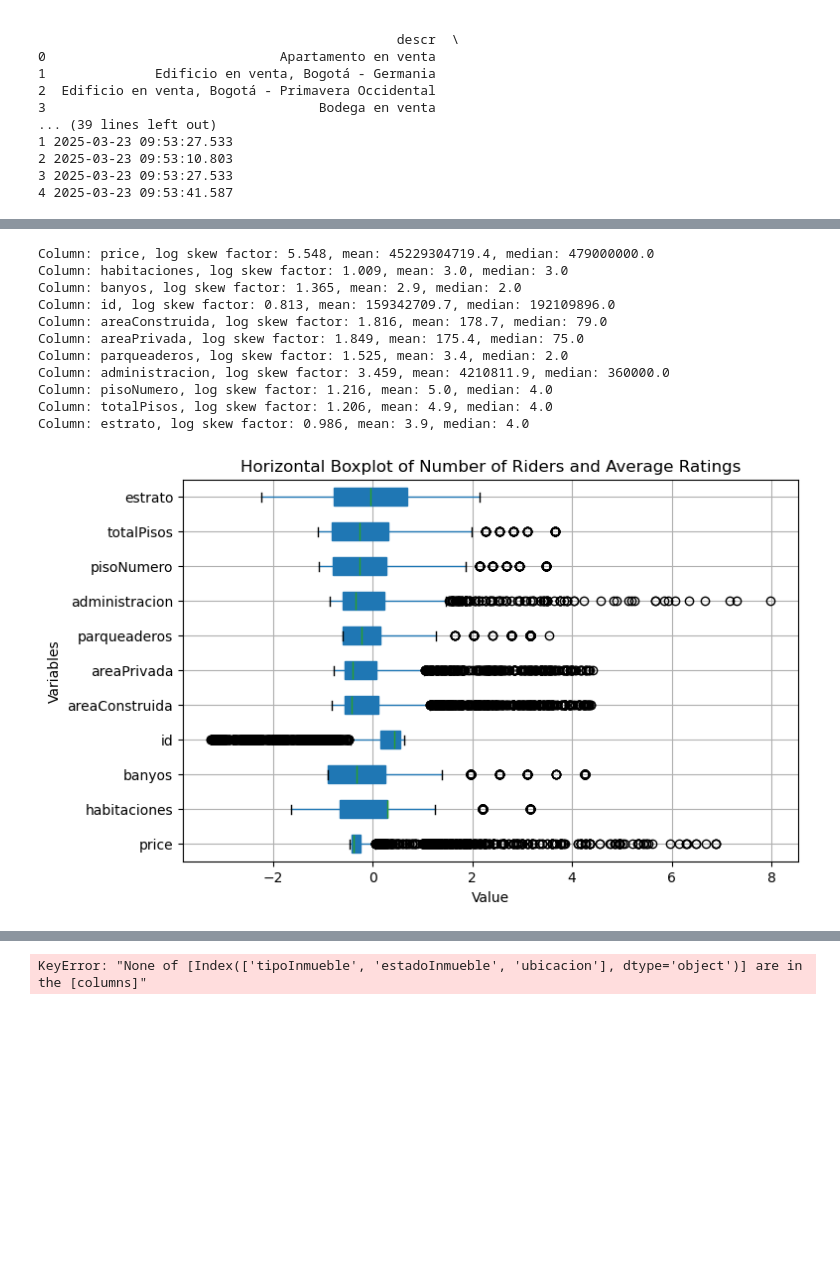
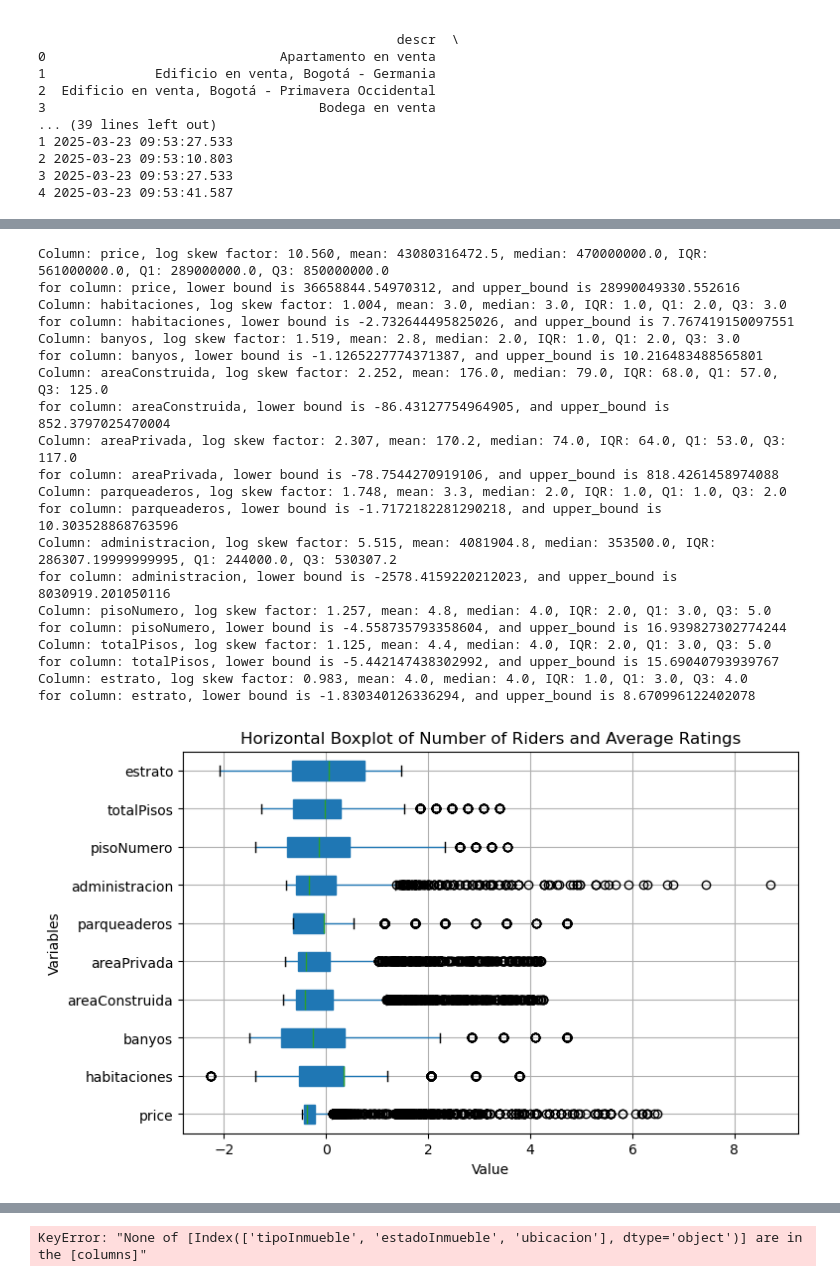
Before and after one commit to andresporras3423/notebooks, a Jupyter notebook: analyze_data_inmuebles.ipynb, the cells around one changed output, grey strips where cells are left out. Saved outputs shown, nothing was run; the diff lists cells and outputs as text; code cells hidden in the pictures; blank space fills up the shorter version.

```diff
--- a/analyze_data_inmuebles.ipynb
+++ b/analyze_data_inmuebles.ipynb
@@ -196,7 +196,7 @@ corr_matrix(df_nuevo)
 import numpy as np
 import pandas as pd
 
-def iqr_skew_adjusted_bounds(series, factor=3.0):
+def iqr_skew_adjusted_bounds(series,  factor=3.0):
     """
     Returns (lower_bound, upper_bound) for outlier detection
     using an IQR-based rule adjusted by a log-skew factor:
@@ -210,8 +210,8 @@ def iqr_skew_adjusted_bounds(series, factor=3.0):
     if valid.empty:
         return -np.inf, np.inf  # no valid data
 
-    Q1 = valid.quantile(0.25)
-    Q3 = valid.quantile(0.75)
+    Q1 = valid.quantile(0.36)
+    Q3 = valid.quantile(0.64)
     IQR = Q3 - Q1
 
     mean_val = valid.mean()
@@ -223,54 +223,63 @@ def iqr_skew_adjusted_bounds(series, factor=3.0):
 
     # Compute the log-skew factor:
     # This equals 1 when mean == median (after factoring in e)
-    log_skew_factor =  np.log(mean_val * np.e / median_val) # (mean_val / median_val) #
+    log_skew_factor =  np.log(mean_val * np.e / median_val)**1.38 #(mean_val / median_val) # 1 #
     print(f"Column: {series.name}, log skew factor: {log_skew_factor:.3f}, "
-          f"mean: {mean_val:.1f}, median: {median_val:.1f}")
+          f"mean: {mean_val:.1f}, median: {median_val:.1f}, IQR: {IQR}, Q1: {Q1}, Q3: {Q3}")
 
     # Adjust bounds
     lower_bound = Q1 - factor * IQR * (1 / log_skew_factor) if log_skew_factor != 0 else (Q1 - factor * IQR)
     upper_bound = Q3 + factor * IQR * log_skew_factor
-
+    print(f"for column: {series.name}, lower bound is {lower_bound}, and upper_bound is {upper_bound}")
     return lower_bound, upper_bound
 
 def remove_outliers_iqr_skew_all(df, factor=3.0):
     """
     Applies the iqr_skew_adjusted_bounds to each numeric column in df.
     A row is removed if it is an outlier in ANY numeric column.
     Returns a new DataFrame with those rows removed.
     """
     # Identify numeric columns
     numeric_cols = df.select_dtypes(include=[np.number]).columns
 
     # Start with a mask of all True
     mask = pd.Series(True, index=df.index)
 
     # For each numeric column, compute skew-adjusted IQR bounds, then refine the mask
     for col in numeric_cols:
         lb, ub = iqr_skew_adjusted_bounds(df[col], factor=factor)
 
         # Keep rows that are NaN or within [lb, ub]
         col_mask = df[col].isna() | ((df[col] >= lb) & (df[col] <= ub))
         mask &= col_mask  # logical AND: row must be non-outlier in ALL numeric cols
 
     # Return filtered DataFrame
     return df[mask].reset_index(drop=True)
 
-df_no_outliers = remove_outliers_iqr_skew_all(df, factor=3.0)
+df_no_outliers = remove_outliers_iqr_skew_all(df_nuevo, factor=4.75)
 create_box(df_no_outliers)
 # %% [output]
-Column: price, log skew factor: 5.548, mean: 45229304719.4, median: 479000000.0
-Column: habitaciones, log skew factor: 1.009, mean: 3.0, median: 3.0
-Column: banyos, log skew factor: 1.365, mean: 2.9, median: 2.0
-Column: id, log skew factor: 0.813, mean: 159342709.7, median: 192109896.0
-Column: areaConstruida, log skew factor: 1.816, mean: 178.7, median: 79.0
-Column: areaPrivada, log skew factor: 1.849, mean: 175.4, median: 75.0
-Column: parqueaderos, log skew factor: 1.525, mean: 3.4, median: 2.0
-Column: administracion, log skew factor: 3.459, mean: 4210811.9, median: 360000.0
-Column: pisoNumero, log skew factor: 1.216, mean: 5.0, median: 4.0
-Column: totalPisos, log skew factor: 1.206, mean: 4.9, median: 4.0
-Column: estrato, log skew factor: 0.986, mean: 3.9, median: 4.0
+Column: price, log skew factor: 10.560, mean: 43080316472.5, median: 470000000.0, IQR: 561000000.0, Q1: 289000000.0, Q3: 850000000.0
+for column: price, lower bound is 36658844.54970312, and upper_bound is 28990049330.552616
+Column: habitaciones, log skew factor: 1.004, mean: 3.0, median: 3.0, IQR: 1.0, Q1: 2.0, Q3: 3.0
+for column: habitaciones, lower bound is -2.732644495825026, and upper_bound is 7.767419150097551
+Column: banyos, log skew factor: 1.519, mean: 2.8, median: 2.0, IQR: 1.0, Q1: 2.0, Q3: 3.0
+for column: banyos, lower bound is -1.1265227774371387, and upper_bound is 10.216483488565801
+Column: areaConstruida, log skew factor: 2.252, mean: 176.0, median: 79.0, IQR: 68.0, Q1: 57.0, Q3: 125.0
+for column: areaConstruida, lower bound is -86.43127754964905, and upper_bound is 852.3797025470004
+Column: areaPrivada, log skew factor: 2.307, mean: 170.2, median: 74.0, IQR: 64.0, Q1: 53.0, Q3: 117.0
+for column: areaPrivada, lower bound is -78.7544270919106, and upper_bound is 818.4261458974088
+Column: parqueaderos, log skew factor: 1.748, mean: 3.3, median: 2.0, IQR: 1.0, Q1: 1.0, Q3: 2.0
+for column: parqueaderos, lower bound is -1.7172182281290218, and upper_bound is 10.303528868763596
+Column: administracion, log skew factor: 5.515, mean: 4081904.8, median: 353500.0, IQR: 286307.19999999995, Q1: 244000.0, Q3: 530307.2
+for column: administracion, lower bound is -2578.4159220212023, and upper_bound is 8030919.201050116
+Column: pisoNumero, log skew factor: 1.257, mean: 4.8, median: 4.0, IQR: 2.0, Q1: 3.0, Q3: 5.0
+for column: pisoNumero, lower bound is -4.558735793358604, and upper_bound is 16.939827302774244
+Column: totalPisos, log skew factor: 1.125, mean: 4.4, median: 4.0, IQR: 2.0, Q1: 3.0, Q3: 5.0
+for column: totalPisos, lower bound is -5.442147438302992, and upper_bound is 15.69040793939767
+Column: estrato, log skew factor: 0.983, mean: 4.0, median: 4.0, IQR: 1.0, Q1: 3.0, Q3: 4.0
+for column: estrato, lower bound is -1.830340126336294, and upper_bound is 8.670996122402078
-[figure, old version]
+[figure, new version]
 # %%
 summary = df_no_outliers[main_columns]
 summary_statistics = summary.describe(include='all')
```
Also changed, not shown: parts of 11 cells of this notebook.
